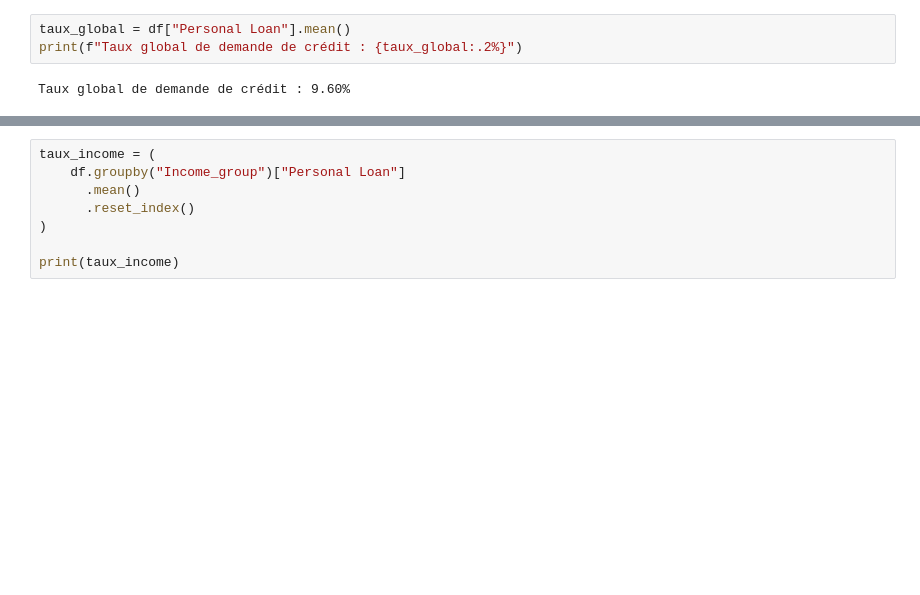
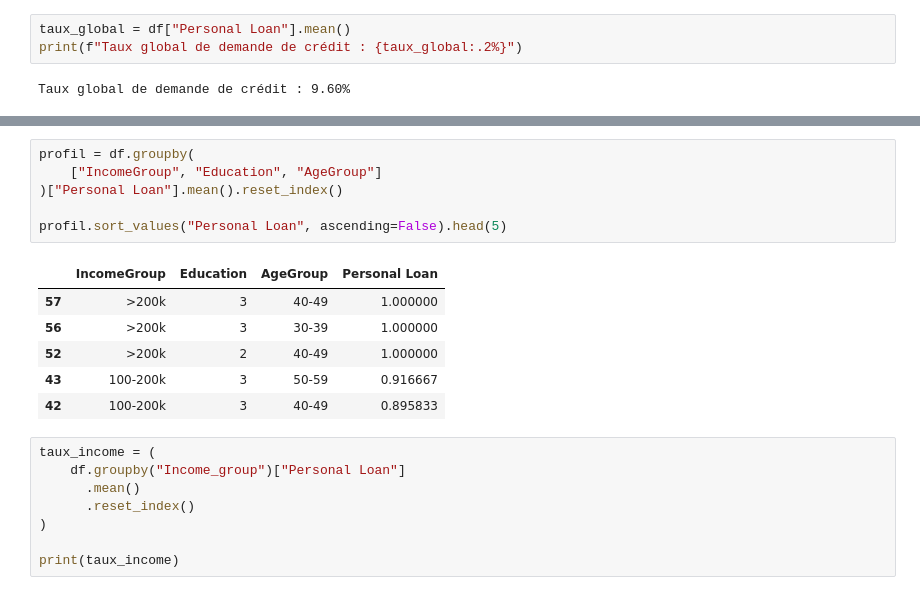
Before and after one commit to mpakaBrice/bank-loan-analysis, a Jupyter notebook: prêt_bancaire_projet.ipynb, the cells around one changed output, grey strips where cells are left out. Saved outputs shown, nothing was run; the diff lists cells and outputs as text; blank space fills up the shorter version.

```diff
--- a/prêt_bancaire_projet.ipynb
+++ b/prêt_bancaire_projet.ipynb
@@ -358,3 +352,16 @@ df
+# %%
+profil = df.groupby(
+    ["IncomeGroup", "Education", "AgeGroup"]
+)["Personal Loan"].mean().reset_index()
+
+profil.sort_values("Personal Loan", ascending=False).head(5)
+# %% [output]
+|  | IncomeGroup | Education | AgeGroup | Personal Loan |
+| 57 | >200k | 3 | 40-49 | 1.000000 |
+| 56 | >200k | 3 | 30-39 | 1.000000 |
+| 52 | >200k | 2 | 40-49 | 1.000000 |
+| 43 | 100-200k | 3 | 50-59 | 0.916667 |
+| 42 | 100-200k | 3 | 40-49 | 0.895833 |
 # %%
 taux_income = (
     df.groupby("Income_group")["Personal Loan"]
```
Also changed, not shown: parts of 3 cells of this notebook.
